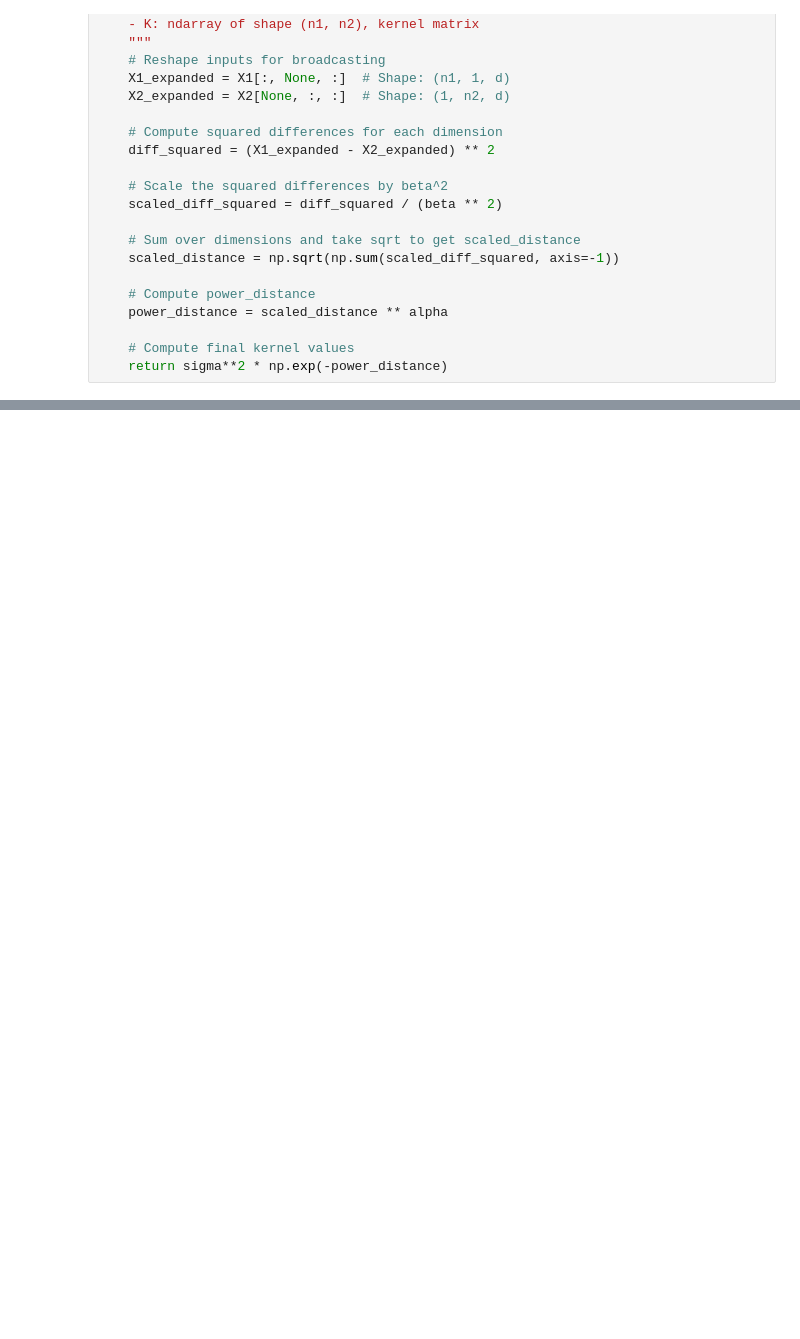
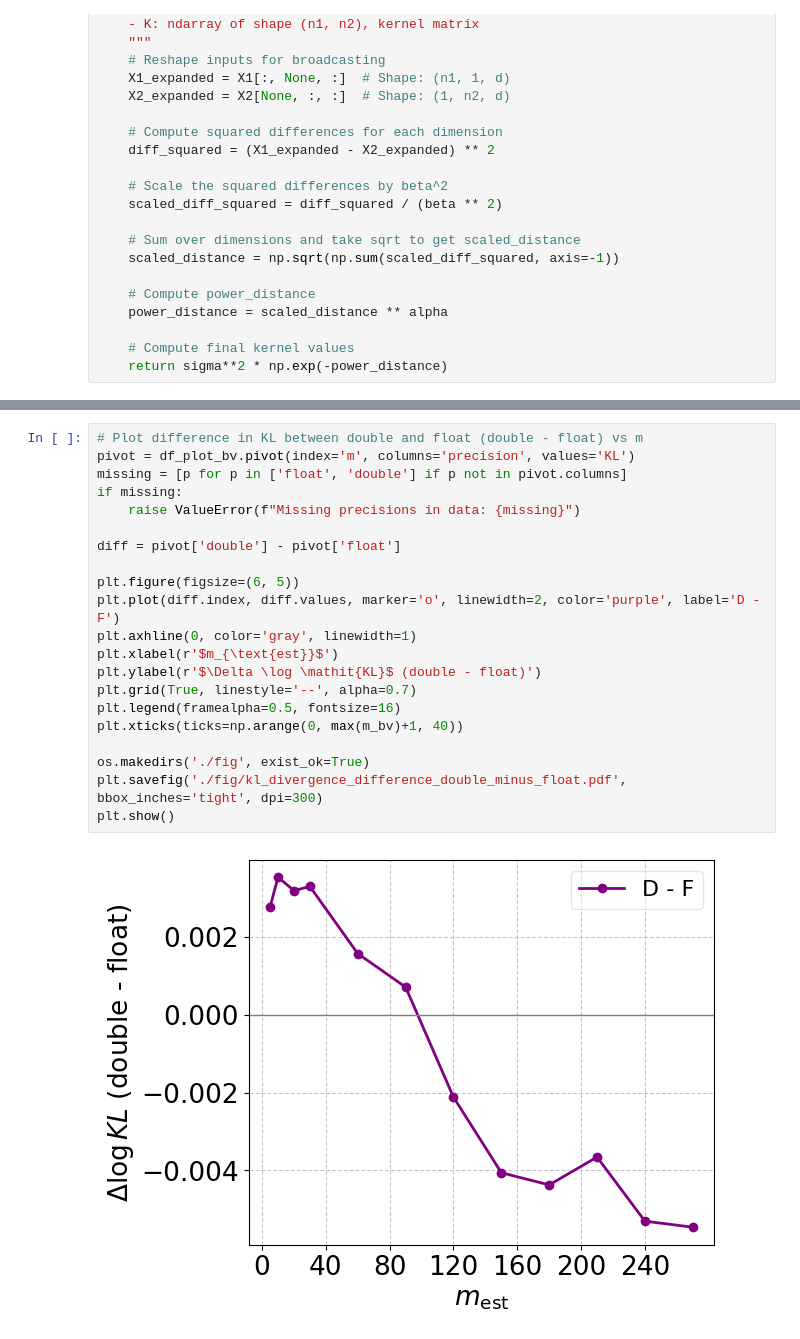
Before and after one commit to paper-code1/VecchiaConditionalExtremes, a Jupyter notebook: experiments/simulations/GPsimu.ipynb, the cells around one changed output, grey strips where cells are left out. Drawn from its saved outputs; the diff is of its cells as text; blank space fills up the shorter version.

```diff
--- a/experiments/simulations/GPsimu.ipynb
+++ b/experiments/simulations/GPsimu.ipynb
@@ -294,3 +278,26 @@ plt.show()
+# %%
+# Plot difference in KL between double and float (double - float) vs m
+pivot = df_plot_bv.pivot(index='m', columns='precision', values='KL')
+missing = [p for p in ['float', 'double'] if p not in pivot.columns]
+if missing:
+    raise ValueError(f"Missing precisions in data: {missing}")
+
+diff = pivot['double'] - pivot['float']
+
+plt.figure(figsize=(6, 5))
+plt.plot(diff.index, diff.values, marker='o', linewidth=2, color='purple', label='D - F')
+plt.axhline(0, color='gray', linewidth=1)
+plt.xlabel(r'$m_{\text{est}}$')
+plt.ylabel(r'$\Delta \log \mathit{KL}$ (double - float)')
+plt.grid(True, linestyle='--', alpha=0.7)
+plt.legend(framealpha=0.5, fontsize=16)
+plt.xticks(ticks=np.arange(0, max(m_bv)+1, 40))
+
+os.makedirs('./fig', exist_ok=True)
+plt.savefig('./fig/kl_divergence_difference_double_minus_float.pdf', bbox_inches='tight', dpi=300)
+plt.show()
+# %% [output]
+[figure, added]
 # %%
 import pandas as pd
 import matplotlib.pyplot as plt
```
Also changed, not shown: parts of 8 cells of this notebook, 14 other files.
